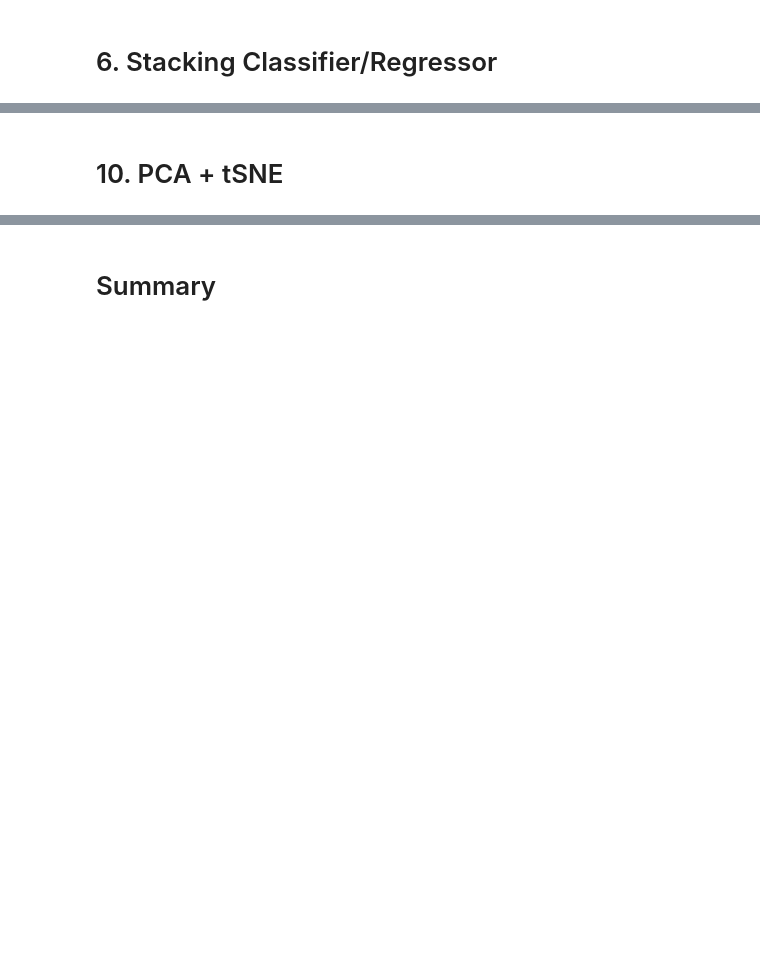
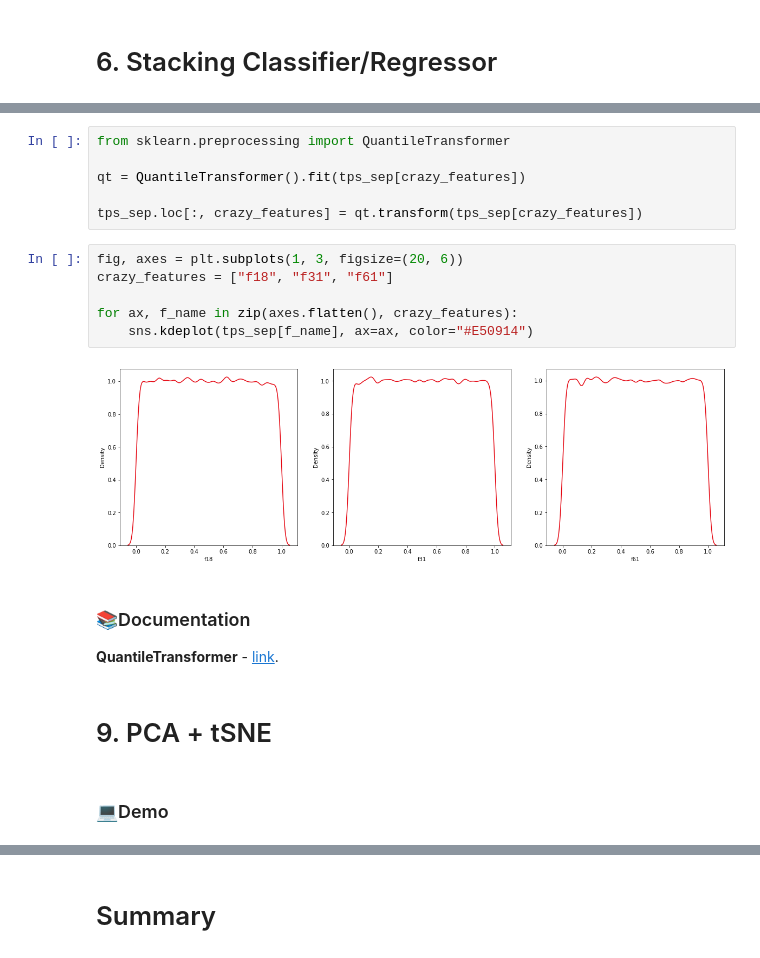
Before and after one commit to BexTuychiev/medium_stories, a Jupyter notebook: 2021/october/2_sklearn_features_2/notebook.ipynb, the cells around one changed output, grey strips where cells are left out. Cells and saved outputs as stored; diff of their text form; blank space fills up the shorter version.

```diff
--- a/2021/october/2_sklearn_features_2/notebook.ipynb
+++ b/2021/october/2_sklearn_features_2/notebook.ipynb
@@ -80,2 +242,21 @@ X_train, X_valid, y_train, y_valid = train_test_split(
+# %%
+from sklearn.preprocessing import QuantileTransformer
+
+qt = QuantileTransformer().fit(tps_sep[crazy_features])
+
+tps_sep.loc[:, crazy_features] = qt.transform(tps_sep[crazy_features])
+# %%
+fig, axes = plt.subplots(1, 3, figsize=(20, 6))
+crazy_features = ["f18", "f31", "f61"]
+
+for ax, f_name in zip(axes.flatten(), crazy_features):
+    sns.kdeplot(tps_sep[f_name], ax=ax, color="#E50914")
+# %% [output]
+[figure, added]
+# %% [markdown]
+### 📚Documentation
+**QuantileTransformer** - [link](https://scikit-learn.org/stable/modules/generated/sklearn.preprocessing.QuantileTransformer.html#sklearn.preprocessing.QuantileTransformer).
 # %% [markdown]
-# 10. PCA + tSNE
+# 9. PCA + tSNE
+# %% [markdown]
+### 💻Demo
```
Also changed, not shown: parts of 42 cells of this notebook, 1 other file.
